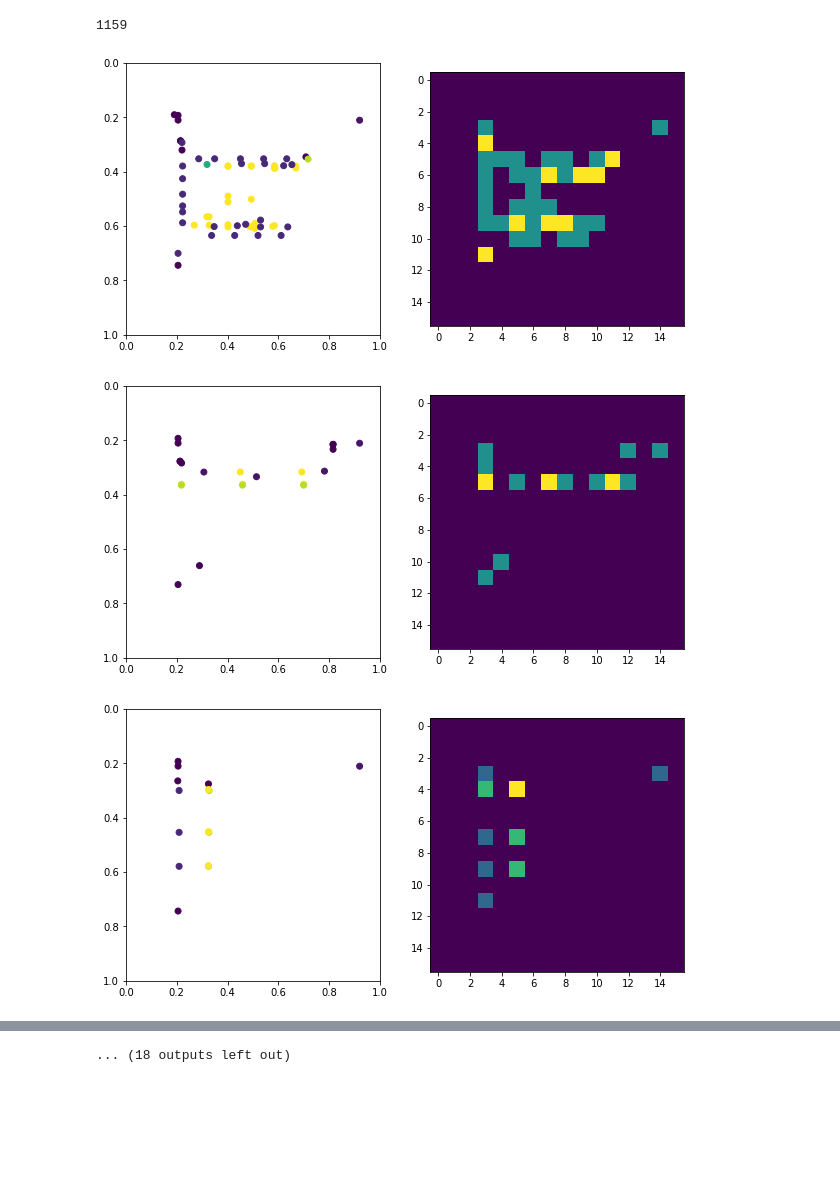
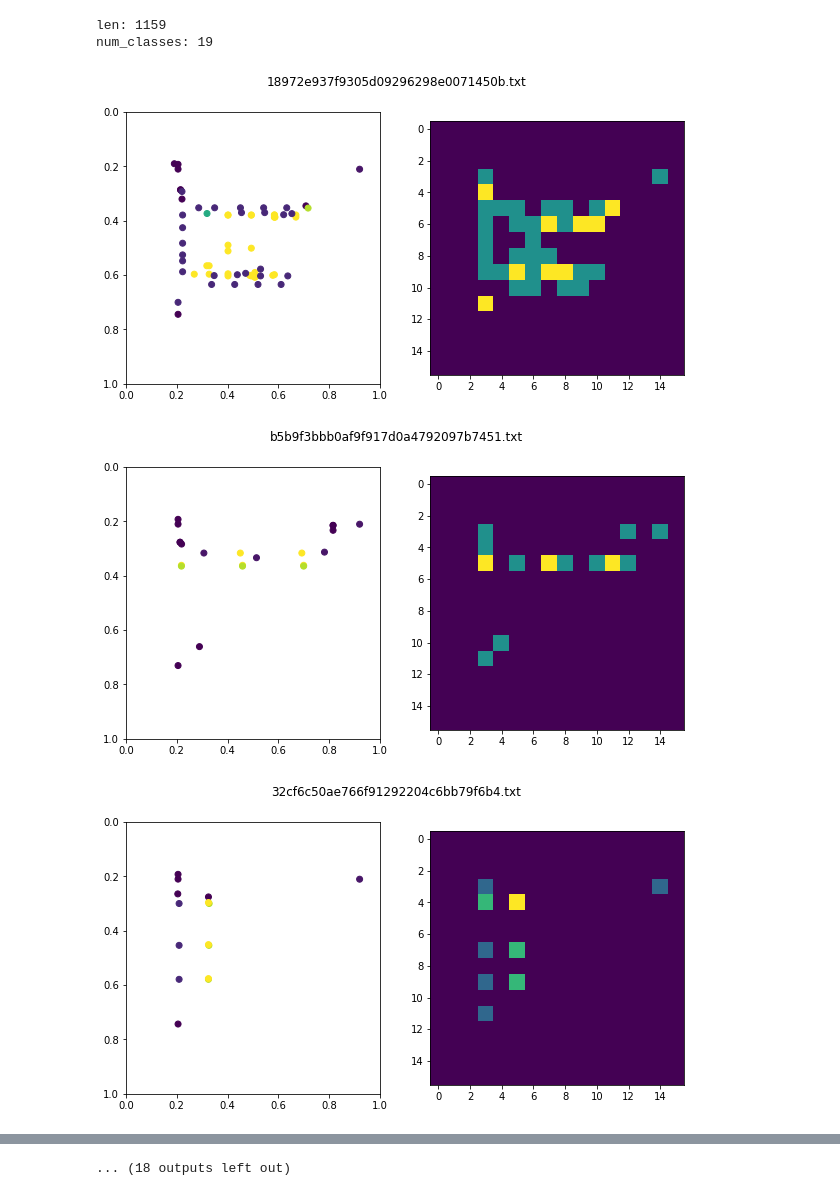
Before and after one commit to v-shmyhlo/dckr, a Jupyter notebook: exploratory.ipynb, the cells around one changed output, grey strips where cells are left out. Cells and saved outputs as stored; diff of their text form; code cells hidden in the pictures; blank space fills up the shorter version.

```diff
--- a/exploratory.ipynb
+++ b/exploratory.ipynb
@@ -8,24 +16,27 @@ import itertools
 %autoreload 2
 # %%
 dl = DataLoader('./data/dataset')
-print(len(dl))
+print('len: {}'.format(len(dl)))
+print('num_classes: {}'.format(dl.num_classes))
 # %% [output]
-1159
+len: 1159
+num_classes: 19
 # %%
 for input in itertools.islice(dl,30):
     points = input['points']
     class_ids = input['class_ids']
     plt.figure(figsize=(10,5))
     plt.subplot(1, 2, 1)
     plt.ylim(0,1)
     plt.xlim(0,1)
     plt.gca().invert_yaxis()
     plt.scatter(points[:, 0], points[:,1], c=class_ids)
     plt.subplot(1, 2, 2)
     image = utils.points_to_image(points, class_ids, dl.num_classes, (16,16))
     plt.imshow(image.sum(-1))
+    plt.suptitle(input['file'])
     plt.show()
 # %% [output]
-[figure, old version]
+[figure, new version]
-[figure, old version]
+[figure, new version]
-[figure, old version]
+[figure, new version]
```
Also changed, not shown: parts of 2 cells of this notebook, 2 other files.
